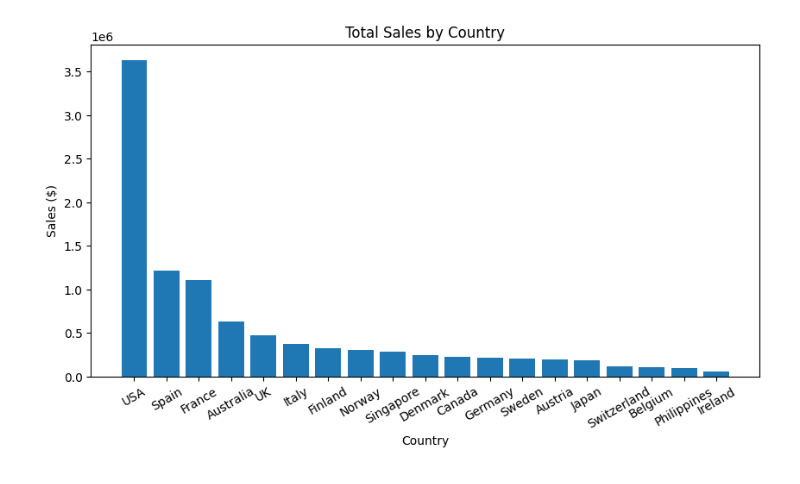
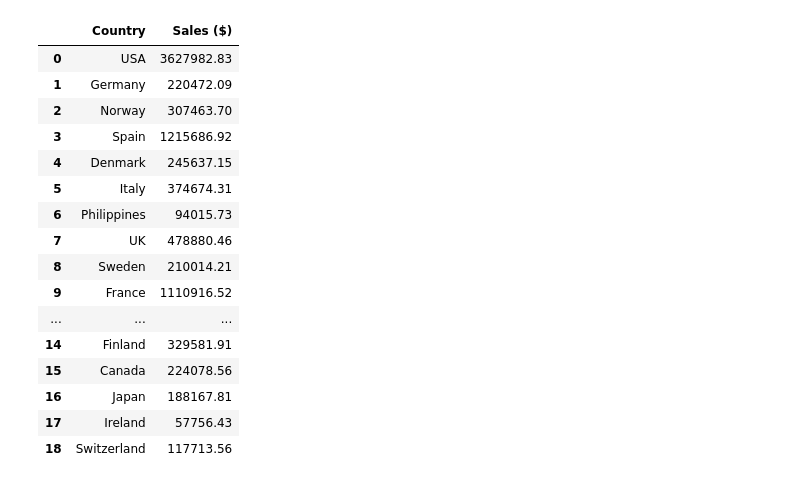
Before and after one commit to cameroncochrane/tcs_streamlit, a Jupyter notebook: test.ipynb, the cells around one changed output. Drawn from its saved outputs; the diff is of its cells as text; code cells hidden in the pictures.

```diff
--- a/test.ipynb
+++ b/test.ipynb
@@ -62,8 +23,10 @@ The behavior of array concatenation with empty entries is deprecated. In a futur
 # %%
+# For our dataset:
+
+index = tcs.df_indice_list()
+data = tcs.generate_all_data()
 countries = tcs.country_list()
 sales = []
 
 for country in countries:
-    sales.append(data[f'{country}'][index['country_monthly_total_sales']][f'{country} Total Sales by Month']['Sales ($)'].sum())
-
-country_sales = dict(zip(countries,sales))
+        sales.append(data[f'{country}'][index['country_monthly_total_sales']][f'{country} Total Sales by Month']['Sales ($)'].sum())
@@ -92,18 +51,22 @@ list(country_sales.keys())
-# %%
-
-
-
-    #Sorting the data in descending order:
-    data = list(zip(countries,sales))
-    data.sort(key=lambda x: x[1], reverse=True)
-    sorted_countries,sorted_sales = zip(*data)
-
-    fig, ax = plt.subplots(figsize=(10,5))
-    ax.bar(x=sorted_countries,height=sorted_sales)
-    ax.set_title(f'Total Sales by Country')
-    ax.set_xlabel('Country')
-    ax.tick_params(axis='x', labelsize=10, rotation=30)
-    ax.set_ylabel('Sales ($)')
-    plt.show()
-# %% [output]
-[figure, removed]
+# %%
+data_dict = {'Country':countries,'Sales ($)':sales}
+data_df = pd.DataFrame(data_dict)
+data_df
+# %% [output]
+|  | Country | Sales ($) |
+| 0 | USA | 3627982.83 |
+| 1 | Germany | 220472.09 |
+| 2 | Norway | 307463.70 |
+| 3 | Spain | 1215686.92 |
+| 4 | Denmark | 245637.15 |
+| 5 | Italy | 374674.31 |
+| 6 | Philippines | 94015.73 |
+| 7 | UK | 478880.46 |
+| 8 | Sweden | 210014.21 |
+| 9 | France | 1110916.52 |
+| ... | ... | ... |
+| 14 | Finland | 329581.91 |
+| 15 | Canada | 224078.56 |
+| 16 | Japan | 188167.81 |
+| 17 | Ireland | 57756.43 |
+| 18 | Switzerland | 117713.56 |
```
Also changed, not shown: parts of 20 cells of this notebook, 2 other files.
